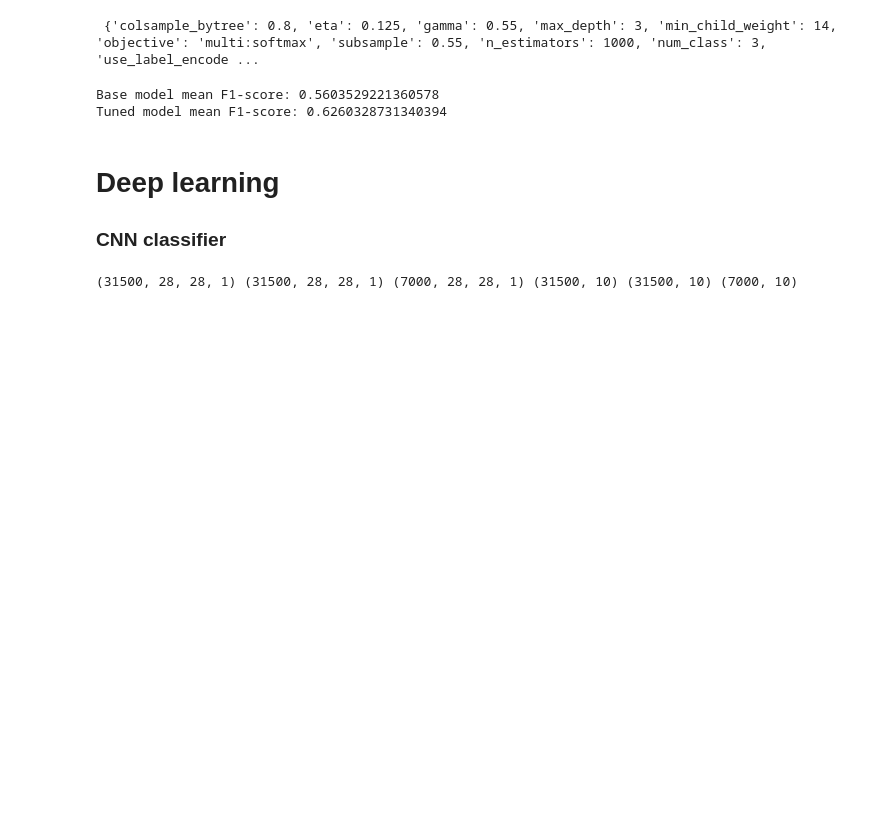
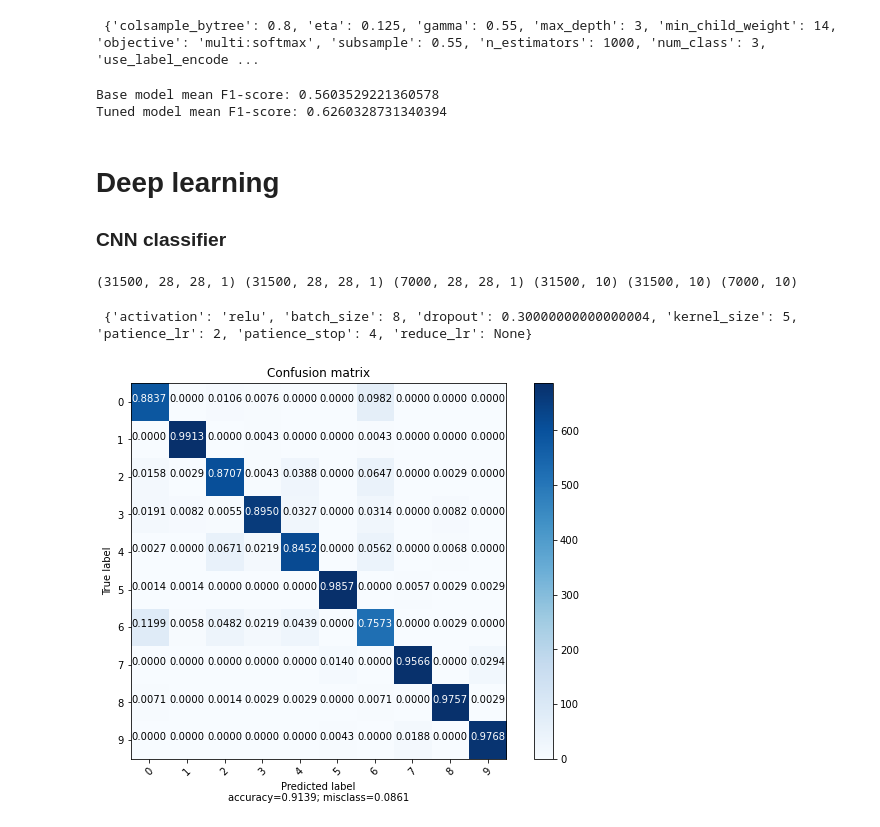
Before and after one commit to AntoninJoly/Basic_operations, a Jupyter notebook: notebooks/hyperparameter_optimization.ipynb, the cells around one changed output. Saved outputs shown, nothing was run; the diff lists cells and outputs as text; code cells hidden in the pictures; blank space fills up the shorter version.

```diff
--- a/notebooks/hyperparameter_optimization.ipynb
+++ b/notebooks/hyperparameter_optimization.ipynb
@@ -440,7 +450,15 @@ space = {'batch_size': scope.int(hp.choice('batch_size',[8, 16, 32])),
 # %%
 trials = Trials()
 best = optimize_dl_classification(trials, space, 10)
-params = format_params(space, best)
+params = format_params_cnn(space, best)
 model = trials.results[np.argmin([r['loss'] for r in trials.results])]['model']
 
 print('\n', params)
+# %% [output]
+ {'activation': 'relu', 'batch_size': 8, 'dropout': 0.30000000000000004, 'kernel_size': 5, 'patience_lr': 2, 'patience_stop': 4, 'reduce_lr': None}
+# %%
+plt.figure(figsize=(8,6))
+cm = confusion_matrix(np.argmax(model.predict(X_test),axis=-1), np.argmax(y_test,axis=-1))
+plot_cm_matrix(cm, np.arange(y_test.shape[-1]))
+# %% [output]
+[figure, added]
```
Also changed, not shown: parts of 2 cells of this notebook, 3 other files.
